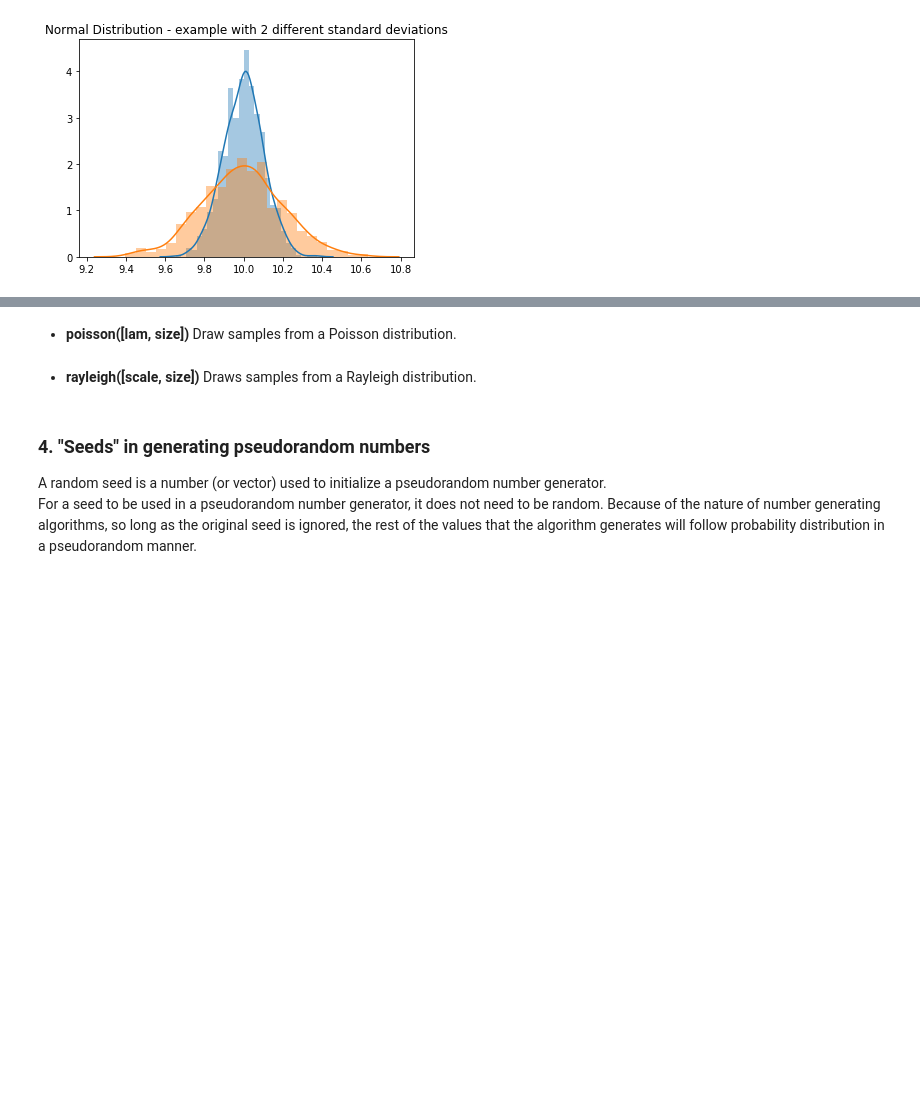
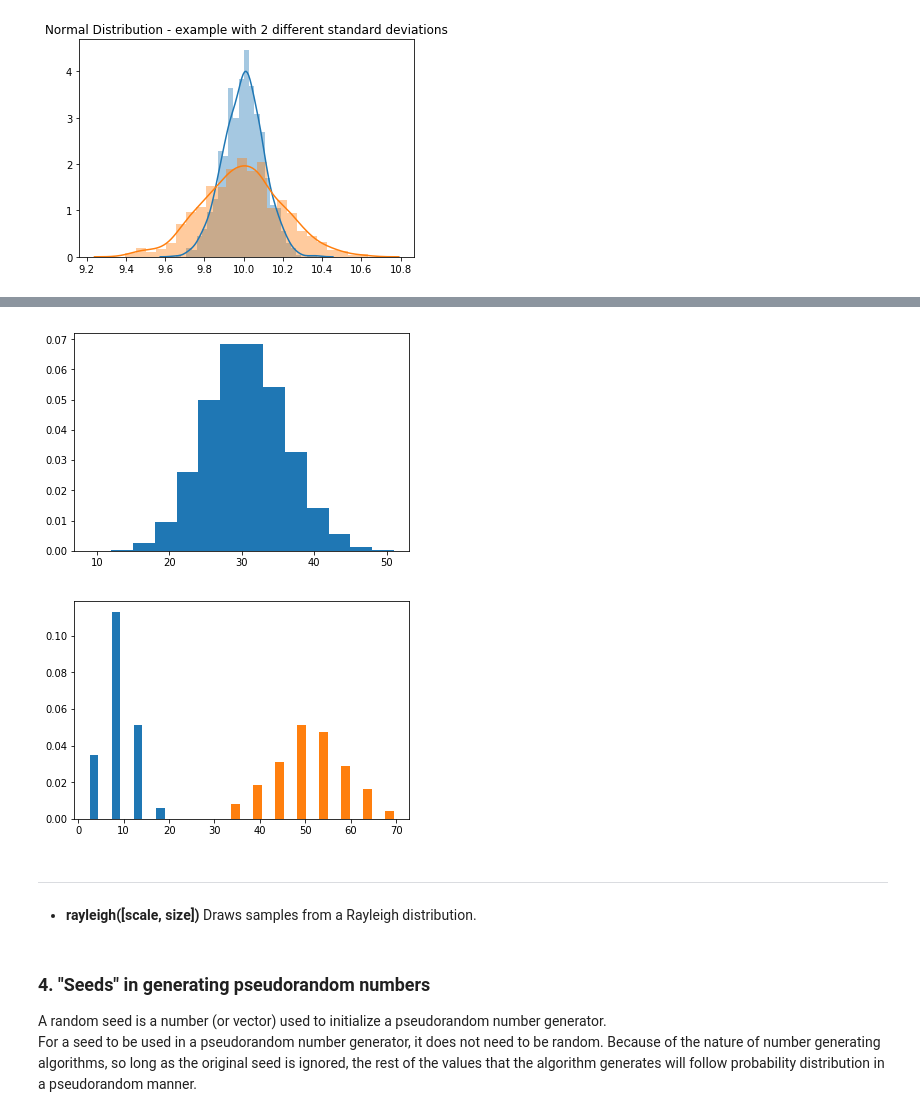
Before and after one commit to SDrag/Programming4DataAnalysis-Assignments, a Jupyter notebook: P4DA.ipynb, the cells around one changed output, grey strips where cells are left out. Drawn from its saved outputs; the diff is of its cells as text; code cells hidden in the pictures; blank space fills up the shorter version.

```diff
--- a/P4DA.ipynb
+++ b/P4DA.ipynb
@@ -170,7 +177,19 @@ plt.show()
+# %%
+# Draw samples from the distribution and plot histogram
+s = np.random.poisson(30, 10000)
+count, bins, ignored = plt.hist(s, 14, density=True)
+plt.show()
+
+# Draw each 100 values for lambda 10 and 50 and plot
+s = np.random.poisson(lam=(10., 50.), size=(100, 2))
+count, bins, ignored = plt.hist(s, 14, density=True)
+plt.show()
+# %% [output]
+[figure, added]
+[figure, added]
 # %% [markdown]
-- **poisson([lam, size])**	Draw samples from a Poisson distribution.
+***
+- **rayleigh([scale, size])**	Draws samples from a Rayleigh distribution.
-# %% [markdown]
-- **rayleigh([scale, size])**	Draws samples from a Rayleigh distribution.
 # %% [markdown]
 ### 4. "Seeds" in generating pseudorandom numbers
 
```
Also changed, not shown: parts of 2 cells of this notebook.
